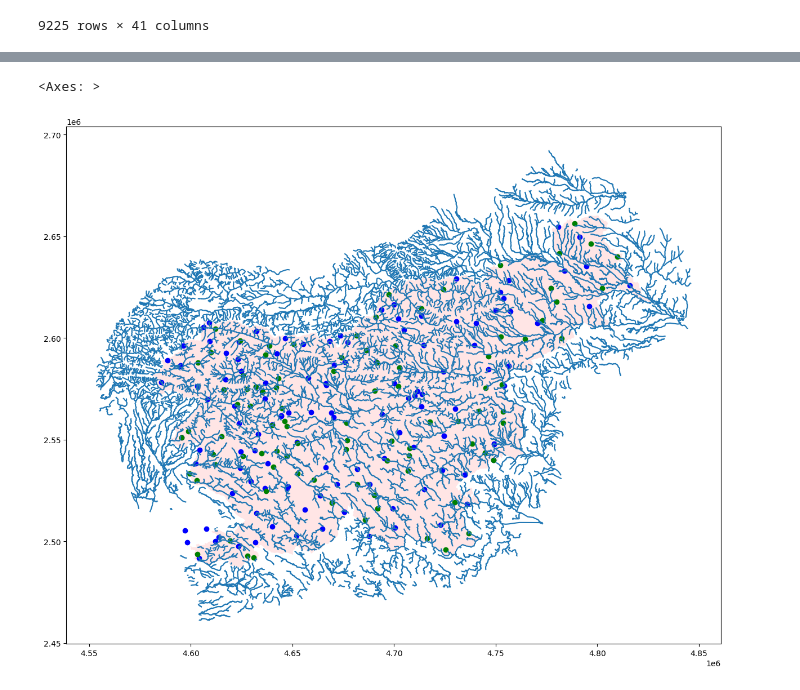
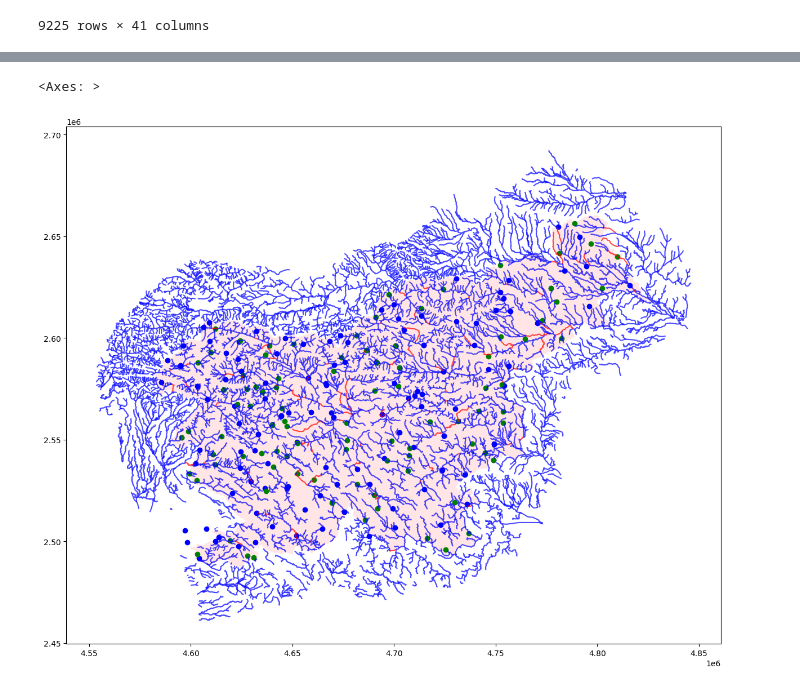
Before and after one commit to LongarMD/ijs-reke, a Jupyter notebook: data.ipynb, the cells around one changed output, grey strips where cells are left out. Cells and saved outputs as stored; diff of their text form; code cells hidden in the pictures.

Commit message:
colored sections where meas. station

```diff
--- a/data.ipynb
+++ b/data.ipynb
@@ -260,0 +312,9 @@ rivers_m
+# %%
+closest_ids = river_stations_m['closest_ids'].tolist()
+
+# keep only rows with index in closest_ids
+
+rivers_tmp_colored = rivers_m.copy()
+rivers_tmp_colored['color'] = 'blue'
+
+rivers_tmp_colored.loc[closest_ids, 'color'] = 'red'
@@ -261,16 +337,16 @@ rivers_m
 # %%
 fig, ax = plt.subplots(figsize=(15, 15))
 
 slovenia.plot(ax=ax, alpha=0.1, color='red')
-rivers_m.plot(ax=ax, alpha=1)
+rivers_tmp_colored.plot(ax=ax, alpha=0.7, color=rivers_tmp_colored['color'])
 
 # plot on same ax closest weather stations
 
 weather_stations_close = weather_stations_x.loc[rivers_m['closest_weather_ids'].explode().unique()]
 prec_stations_close = prec_stations_m.loc[rivers_m['closest_prec_ids'].explode().unique()]
 
 weather_stations_close.plot(ax=ax, color='blue', alpha=1)
 prec_stations_close.plot(ax=ax, color='green', alpha=1)
 # %% [output]
 <Axes: >
-[figure, old version]
+[figure, new version]
```
Also changed, not shown: parts of 6 cells of this notebook.
